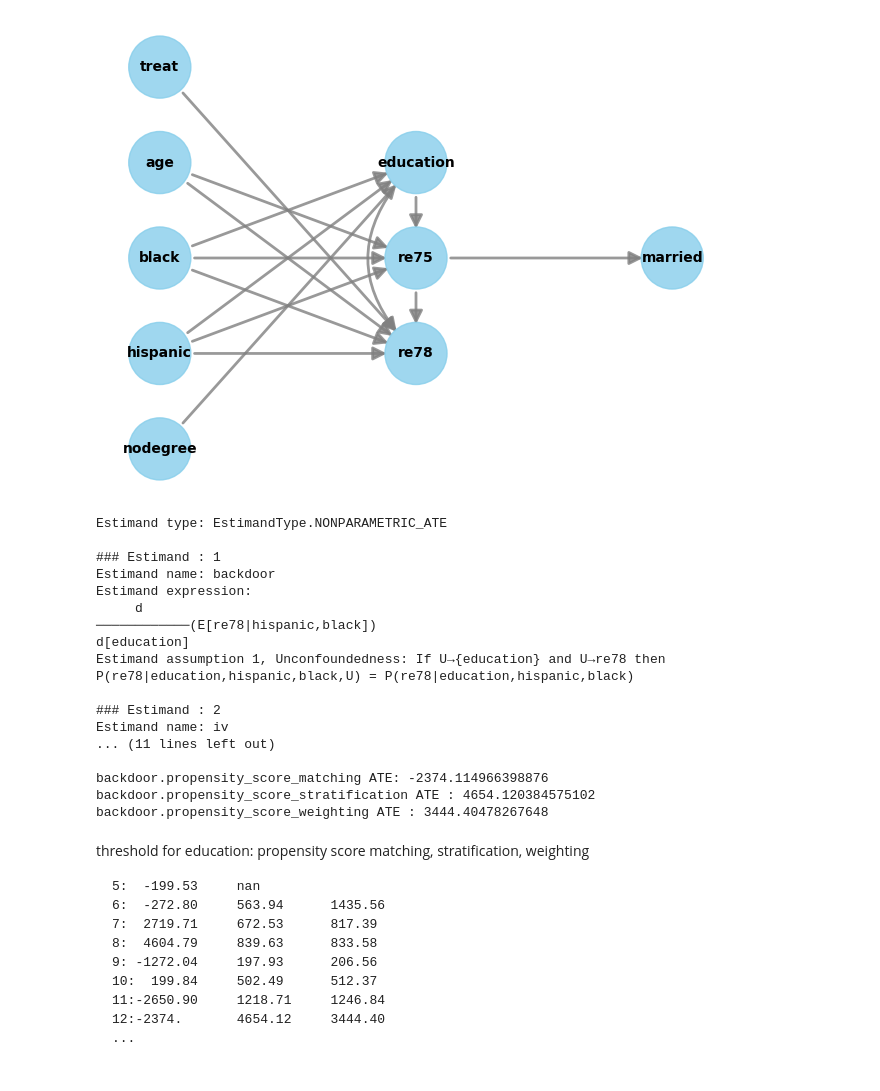
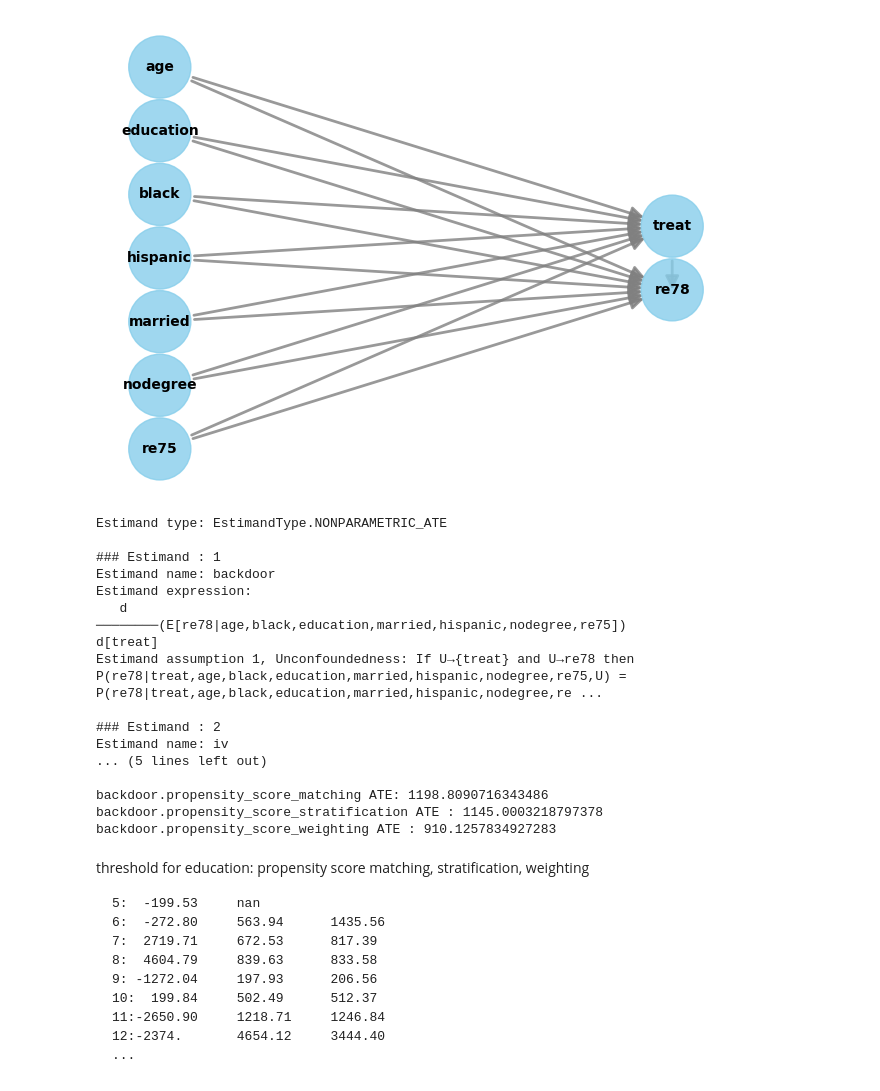
Before and after one commit to sohamchatterjee50/CAUSALITY, a Jupyter notebook: Causal_effect_n_validation.ipynb, the cells around one changed output. Cells and saved outputs as stored; diff of their text form; code cells hidden in the pictures.

````diff
--- a/Causal_effect_n_validation.ipynb
+++ b/Causal_effect_n_validation.ipynb
@@ -108,50 +80,50 @@ backdoor.linear_regression ATE : 276.70370006250687
 # %%
 # make treatment variable binary
 data_binary = data.copy()
-data_binary['education'] = data_binary['education'].apply(lambda x: 1 if x > 12 else 0)
+# data_binary['education'] = data_binary['education'].apply(lambda x: 1 if x > 12 else 0)
 display_data = data_binary.copy()
 model=CausalModel(
     data = data_binary,
-    treatment='education',
+    treatment='treat',
     outcome='re78',
     graph=gml_graph
 )
 model.view_model()
 
-identified_estimand_binary = model.identify_effect()
+identified_estimand = model.identify_effect()
 
-print(identified_estimand_binary)
+print(identified_estimand)
 
 identifier = model.identifier
 identifier.identify_backdoor(model._graph._graph, model._treatment, model._outcome, list(model._graph.get_all_nodes(include_unobserved=False)))
 
-estimate_matching = model.estimate_effect(identified_estimand_binary, method_name="backdoor.propensity_score_matching")
+estimate_matching = model.estimate_effect(identified_estimand, method_name="backdoor.propensity_score_matching")
 print("backdoor.propensity_score_matching ATE:", estimate_matching.value)
 
-estimate_strat = model.estimate_effect(identified_estimand_binary, method_name="backdoor.propensity_score_stratification")
+estimate_strat = model.estimate_effect(identified_estimand, method_name="backdoor.propensity_score_stratification")
 print("backdoor.propensity_score_stratification ATE :", estimate_strat.value)
 
-estimate_weight = model.estimate_effect(identified_estimand_binary, method_name="backdoor.propensity_score_weighting")
+estimate_weight = model.estimate_effect(identified_estimand, method_name="backdoor.propensity_score_weighting")
 print("backdoor.propensity_score_weighting ATE :", estimate_weight.value)
 # %% [output]
-[figure, old version]
+[figure, new version]
 Estimand type: EstimandType.NONPARAMETRIC_ATE
 
 ### Estimand : 1
 Estimand name: backdoor
 Estimand expression:
-     d
-────────────(E[re78|hispanic,black])
-d[education]
-Estimand assumption 1, Unconfoundedness: If U→{education} and U→re78 then P(re78|education,hispanic,black,U) = P(re78|education,hispanic,black)
+   d
+────────(E[re78|age,black,education,married,hispanic,nodegree,re75])
+d[treat]
+Estimand assumption 1, Unconfoundedness: If U→{treat} and U→re78 then P(re78|treat,age,black,education,married,hispanic,nodegree,re75,U) = P(re78|treat,age,black,education,married,hispanic,nodegree,re ...
 
 ### Estimand : 2
 Estimand name: iv
-... (11 lines left out)
+... (5 lines left out)
 
-backdoor.propensity_score_matching ATE: -2374.114966398876
-backdoor.propensity_score_stratification ATE : 4654.120384575102
-backdoor.propensity_score_weighting ATE : 3444.40478267648
+backdoor.propensity_score_matching ATE: 1198.8090716343486
+backdoor.propensity_score_stratification ATE : 1145.0003218797378
+backdoor.propensity_score_weighting ATE : 910.1257834927283
 # %% [markdown]
 threshold for education: propensity score matching, stratification, weighting
 ```
````
Also changed, not shown: parts of 16 cells of this notebook.
